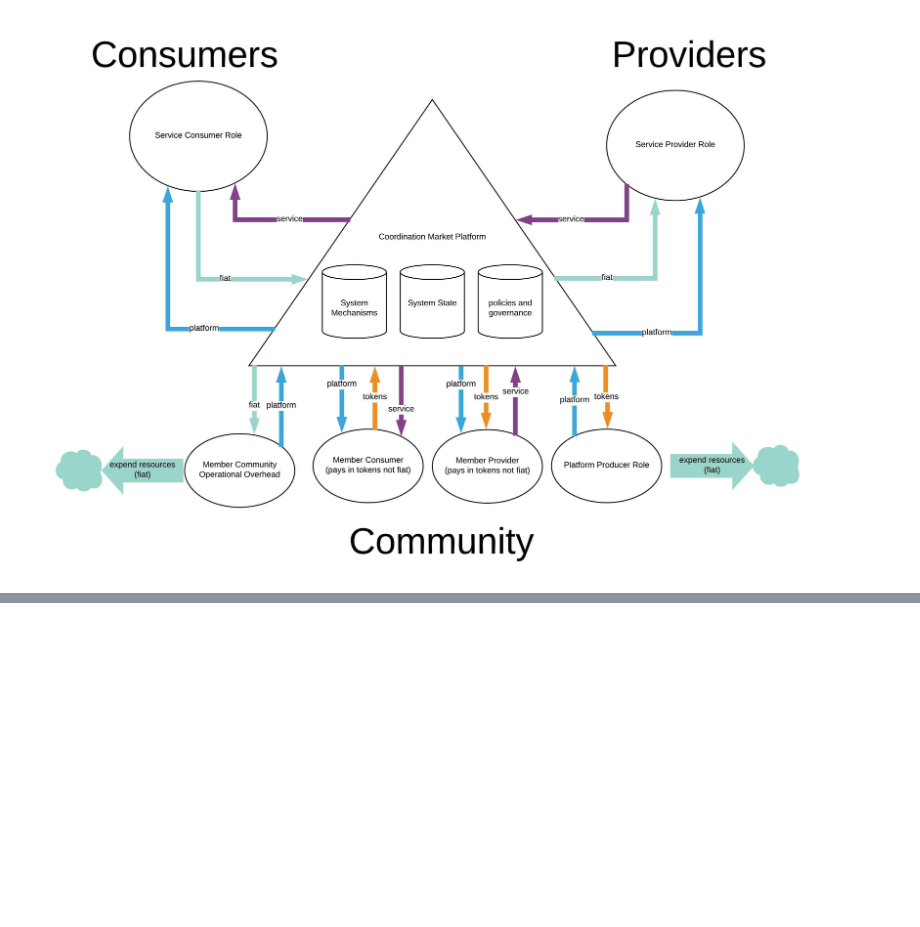
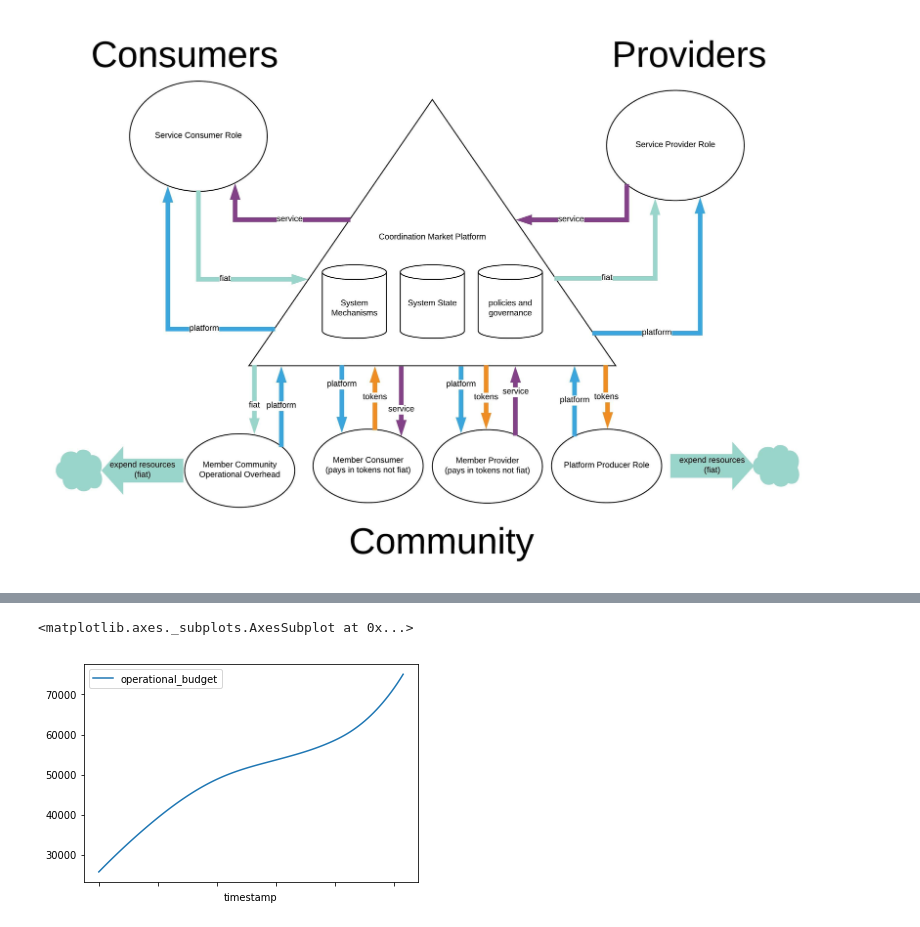
Before and after one commit to wilson3698/cadCAD, a Jupyter notebook: demos/ThreeSidedMarket.ipynb, the cells around one changed output, grey strips where cells are left out. Drawn from its saved outputs; the diff is of its cells as text; code cells hidden in the pictures; blank space fills up the shorter version.

```diff
--- a/demos/ThreeSidedMarket.ipynb
+++ b/demos/ThreeSidedMarket.ipynb
@@ -447,0 +558,5 @@ df.beta.diff().plot()
+# %%
+rdf.plot(x='timestamp', y = "operational_budget")
+# %% [output]
+<matplotlib.axes._subplots.AxesSubplot at 0x...>
+[figure, added]
```
Also changed, not shown: parts of 48 cells of this notebook, 2 other files.
